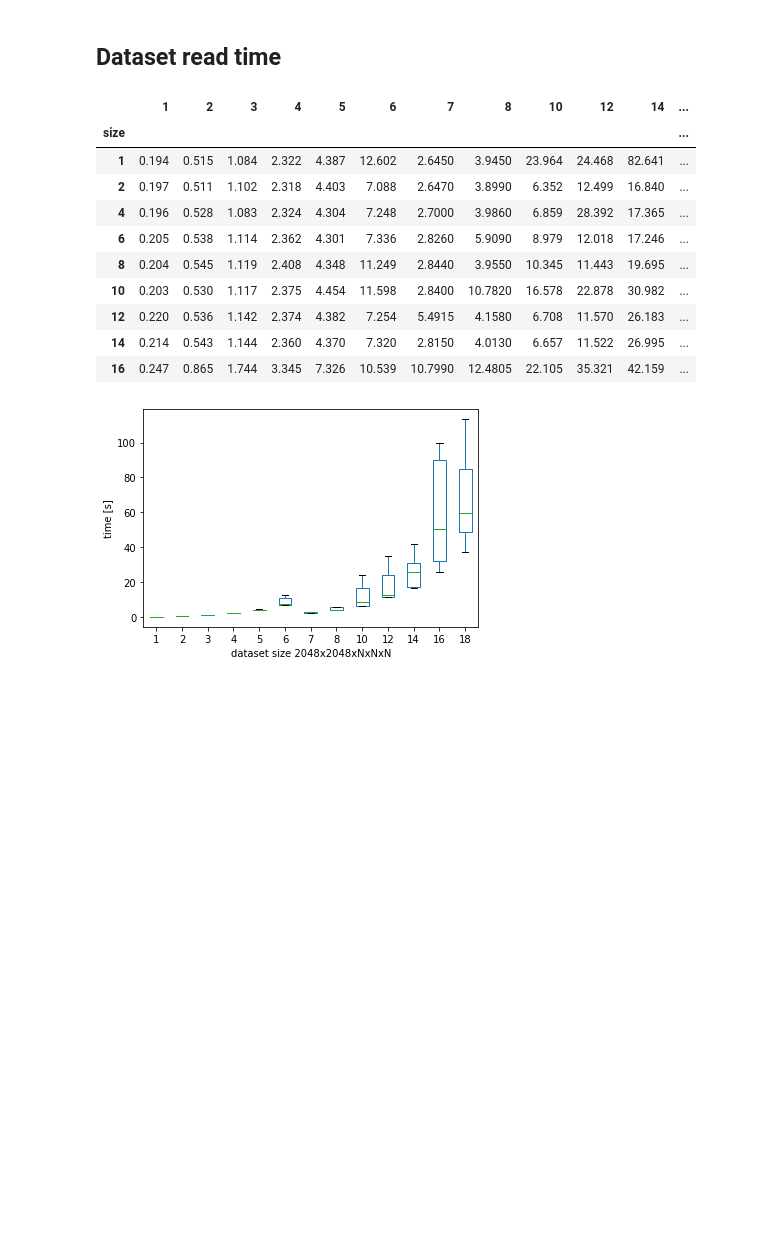
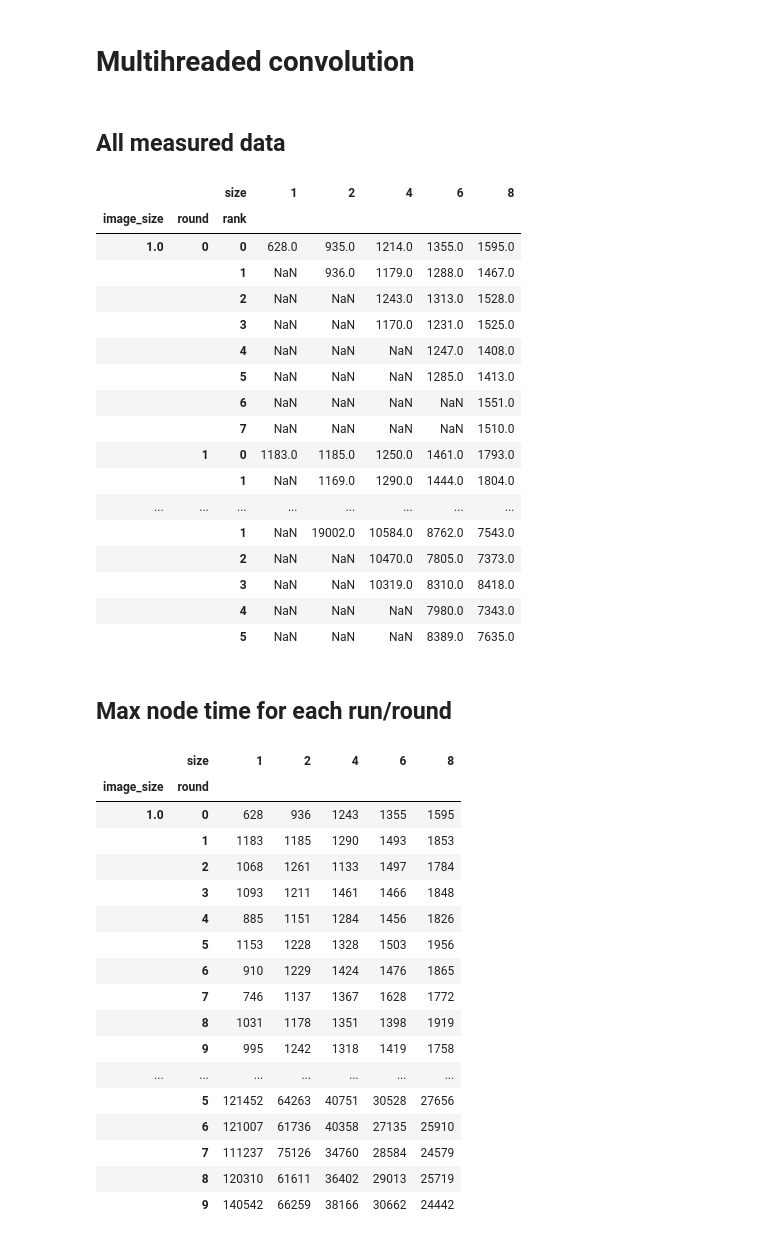
Before and after one commit to fiji-hpc/scijava-parallel-mpi, a Jupyter notebook: report/convolve_mpi.ipynb, the cells around one changed output. Cells and saved outputs as stored; diff of their text form; code cells hidden in the pictures; blank space fills up the shorter version.

```diff
--- a/report/convolve_mpi.ipynb
+++ b/report/convolve_mpi.ipynb
@@ -232,23 +1,57 @@ by_imagesize('mpi', stat='read').describe([0.95])
-# %% [markdown]
-## Dataset read time
-# %%
-ds = (by_imagesize('mpi', stat='read') / 1000)
-ds.columns = ds.columns.astype('int')
-ax = ds.plot.box(sym='')
-ax.set_ylabel('time [s]')
-ax.set_xlabel('dataset size 2048x2048xNxNxN')
-plt.savefig('figures/io_read.pdf')
-ds
-# %% [output]
-|  | 1 | 2 | 3 | 4 | 5 | 6 | 7 | 8 | 10 | 12 | 14 | ... |
-| size |  |  |  |  |  |  |  |  |  |  |  | ... |
-| 1 | 0.194 | 0.515 | 1.084 | 2.322 | 4.387 | 12.602 | 2.6450 | 3.9450 | 23.964 | 24.468 | 82.641 | ... |
-| 2 | 0.197 | 0.511 | 1.102 | 2.318 | 4.403 | 7.088 | 2.6470 | 3.8990 | 6.352 | 12.499 | 16.840 | ... |
-| 4 | 0.196 | 0.528 | 1.083 | 2.324 | 4.304 | 7.248 | 2.7000 | 3.9860 | 6.859 | 28.392 | 17.365 | ... |
-| 6 | 0.205 | 0.538 | 1.114 | 2.362 | 4.301 | 7.336 | 2.8260 | 5.9090 | 8.979 | 12.018 | 17.246 | ... |
-| 8 | 0.204 | 0.545 | 1.119 | 2.408 | 4.348 | 11.249 | 2.8440 | 3.9550 | 10.345 | 11.443 | 19.695 | ... |
-| 10 | 0.203 | 0.530 | 1.117 | 2.375 | 4.454 | 11.598 | 2.8400 | 10.7820 | 16.578 | 22.878 | 30.982 | ... |
-| 12 | 0.220 | 0.536 | 1.142 | 2.374 | 4.382 | 7.254 | 5.4915 | 4.1580 | 6.708 | 11.570 | 26.183 | ... |
-| 14 | 0.214 | 0.543 | 1.144 | 2.360 | 4.370 | 7.320 | 2.8150 | 4.0130 | 6.657 | 11.522 | 26.995 | ... |
-| 16 | 0.247 | 0.865 | 1.744 | 3.345 | 7.326 | 10.539 | 10.7990 | 12.4805 | 22.105 | 35.321 | 42.159 | ... |
-[figure, removed]
+# %% [markdown]
+# Multihreaded convolution
+# %%
+%matplotlib inline
+import numpy as np
+import pandas as pd
+from utils import load_dataset, aggregate, plot_quantiles, plot_surface, plot_common
+import matplotlib.pyplot as plt
+from IPython.display import Markdown
+
+algorithm = 'convolve'
+legend = "2048x2048x{n}x{n}x{n}"
+method = 'mpi'
+pd.set_option('display.max_rows', 10000)
+data = load_dataset('csv', 'convolution_test_2048x2048x')
+data = data[data['size'].isin([1, 2, 4, 6, 8]) & data['image_size'].isin([1, 2, 4, 6, 8, 10, 12])]
+# %%
+aggregate(data, method=method, stat='total_op', aggfunc='median', print=True)
+# %% [output]
+## All measured data
+|  |  | size | 1 | 2 | 4 | 6 | 8 |
+| image_size | round | rank |  |  |  |  |  |
+| 1.0 | 0 | 0 | 628.0 | 935.0 | 1214.0 | 1355.0 | 1595.0 |
+|  |  | 1 | NaN | 936.0 | 1179.0 | 1288.0 | 1467.0 |
+|  |  | 2 | NaN | NaN | 1243.0 | 1313.0 | 1528.0 |
+|  |  | 3 | NaN | NaN | 1170.0 | 1231.0 | 1525.0 |
+|  |  | 4 | NaN | NaN | NaN | 1247.0 | 1408.0 |
+|  |  | 5 | NaN | NaN | NaN | 1285.0 | 1413.0 |
+|  |  | 6 | NaN | NaN | NaN | NaN | 1551.0 |
+|  |  | 7 | NaN | NaN | NaN | NaN | 1510.0 |
+|  | 1 | 0 | 1183.0 | 1185.0 | 1250.0 | 1461.0 | 1793.0 |
+|  |  | 1 | NaN | 1169.0 | 1290.0 | 1444.0 | 1804.0 |
+| ... | ... | ... | ... | ... | ... | ... | ... |
+|  |  | 1 | NaN | 19002.0 | 10584.0 | 8762.0 | 7543.0 |
+|  |  | 2 | NaN | NaN | 10470.0 | 7805.0 | 7373.0 |
+|  |  | 3 | NaN | NaN | 10319.0 | 8310.0 | 8418.0 |
+|  |  | 4 | NaN | NaN | NaN | 7980.0 | 7343.0 |
+|  |  | 5 | NaN | NaN | NaN | 8389.0 | 7635.0 |
+## Max node time for each run/round
+|  | size | 1 | 2 | 4 | 6 | 8 |
+| image_size | round |  |  |  |  |  |
+| 1.0 | 0 | 628 | 936 | 1243 | 1355 | 1595 |
+|  | 1 | 1183 | 1185 | 1290 | 1493 | 1853 |
+|  | 2 | 1068 | 1261 | 1133 | 1497 | 1784 |
+|  | 3 | 1093 | 1211 | 1461 | 1466 | 1848 |
+|  | 4 | 885 | 1151 | 1284 | 1456 | 1826 |
+|  | 5 | 1153 | 1228 | 1328 | 1503 | 1956 |
+|  | 6 | 910 | 1229 | 1424 | 1476 | 1865 |
+|  | 7 | 746 | 1137 | 1367 | 1628 | 1772 |
+|  | 8 | 1031 | 1178 | 1351 | 1398 | 1919 |
+|  | 9 | 995 | 1242 | 1318 | 1419 | 1758 |
+| ... | ... | ... | ... | ... | ... | ... |
+|  | 5 | 121452 | 64263 | 40751 | 30528 | 27656 |
+|  | 6 | 121007 | 61736 | 40358 | 27135 | 25910 |
+|  | 7 | 111237 | 75126 | 34760 | 28584 | 24579 |
+|  | 8 | 120310 | 61611 | 36402 | 29013 | 25719 |
+|  | 9 | 140542 | 66259 | 38166 | 30662 | 24442 |
```
Also changed, not shown: parts of 14 cells of this notebook, 7 other files.
